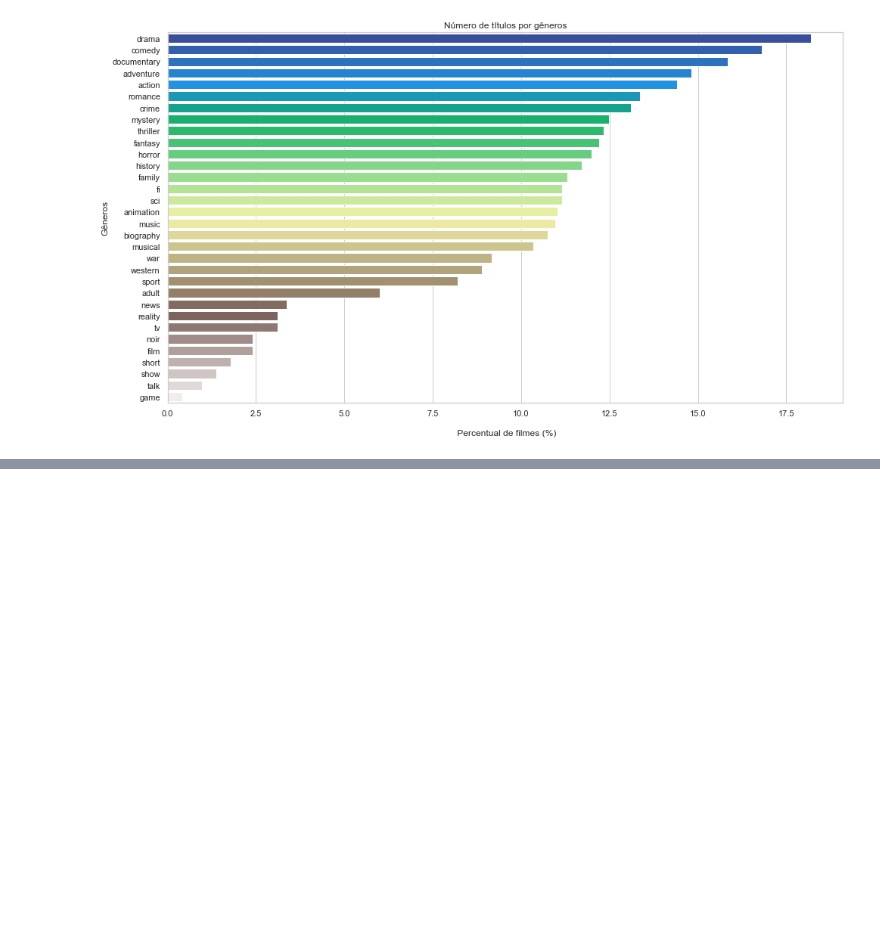
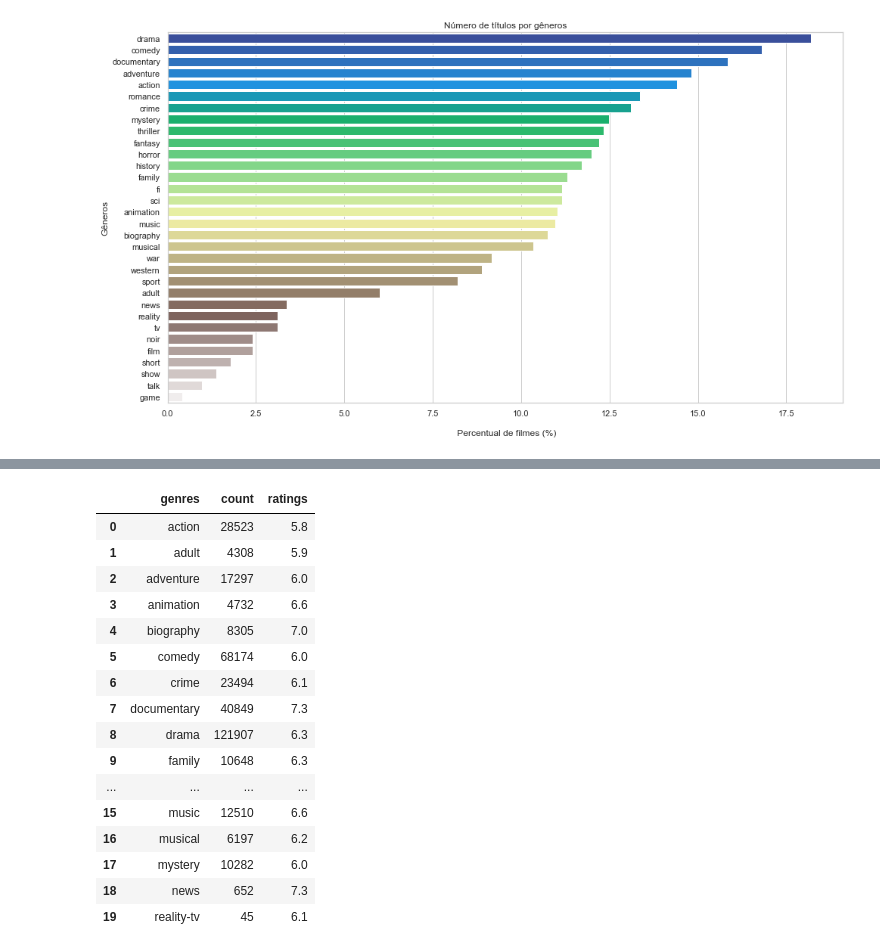
Before and after one commit to BrunoOMelo/Project01-PythonAnalytics, a Jupyter notebook: project_analytics.ipynb, the cells around one changed output, grey strips where cells are left out. Cells and saved outputs as stored; diff of their text form; code cells hidden in the pictures; blank space fills up the shorter version.

```diff
--- a/project_analytics.ipynb
+++ b/project_analytics.ipynb
@@ -458,0 +497,3 @@ plt.show()
+# %%
+#aplicando a função
+generos_unicos = retorna_generos(resultado3)
@@ -458,0 +521,4 @@ plt.show()
+# %%
+#criadno duas listas para armazenar os generos e avaliações
+genero_counts = []
+genero_ratings = []
@@ -458,0 +543,21 @@ plt.show()
+# %%
+#visualizando
+df_genero_ratings.head(20)
+# %% [output]
+|  | genres | count | ratings |
+| 0 | action | 28523 | 5.8 |
+| 1 | adult | 4308 | 5.9 |
+| 2 | adventure | 17297 | 6.0 |
+| 3 | animation | 4732 | 6.6 |
+| 4 | biography | 8305 | 7.0 |
+| 5 | comedy | 68174 | 6.0 |
+| 6 | crime | 23494 | 6.1 |
+| 7 | documentary | 40849 | 7.3 |
+| 8 | drama | 121907 | 6.3 |
+| 9 | family | 10648 | 6.3 |
+| ... | ... | ... | ... |
+| 15 | music | 12510 | 6.6 |
+| 16 | musical | 6197 | 6.2 |
+| 17 | mystery | 10282 | 6.0 |
+| 18 | news | 652 | 7.3 |
+| 19 | reality-tv | 45 | 6.1 |
```
Also changed, not shown: parts of 13 cells of this notebook.
